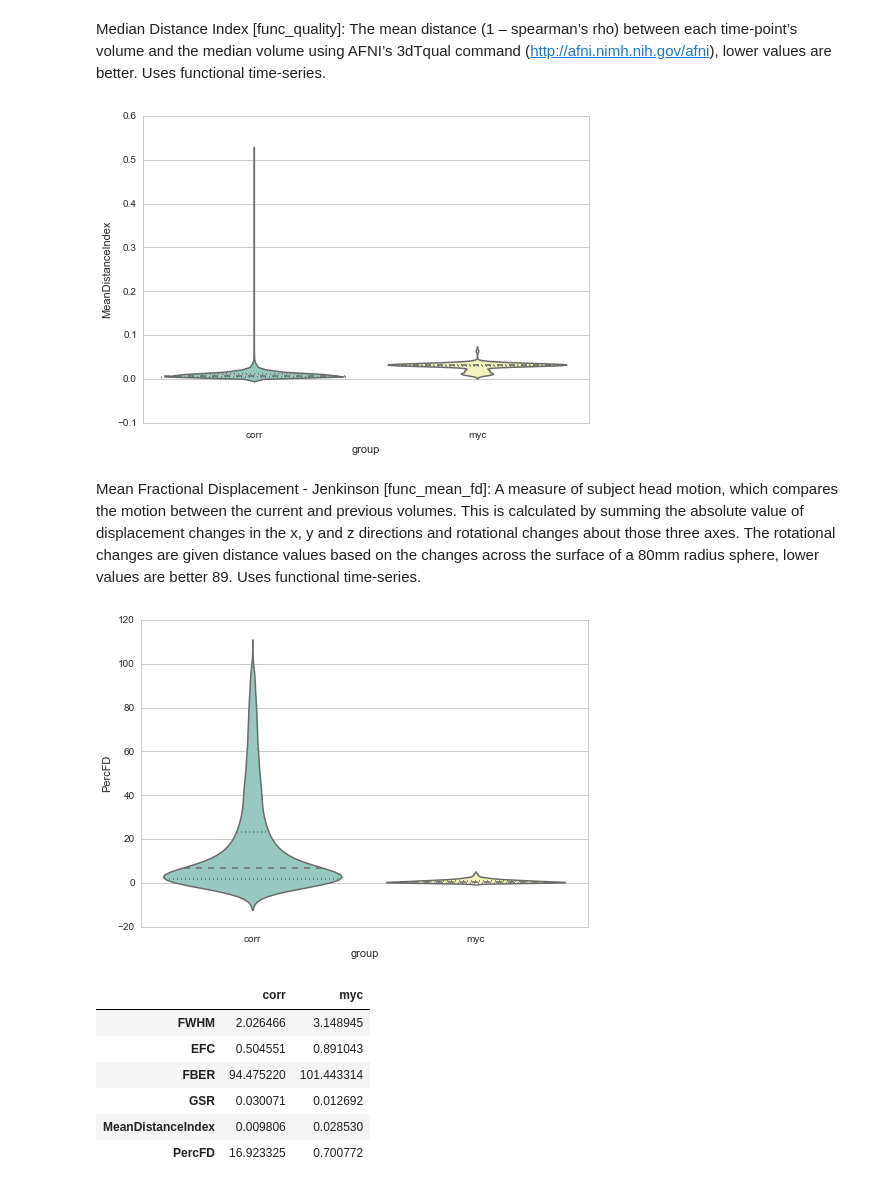
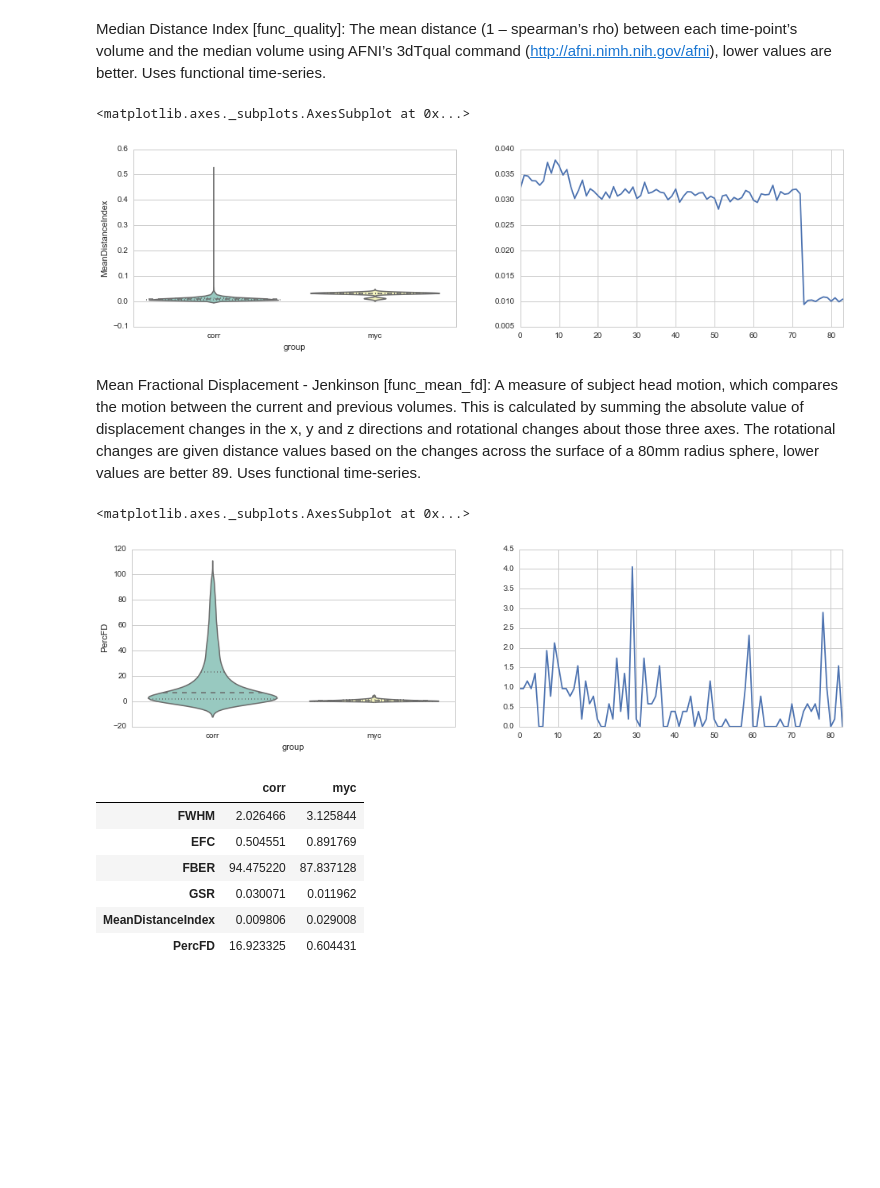
Before and after one commit to poldrack/myconnectome, a Jupyter notebook: quality_assurance/QA_summary_func.ipynb, the cells around one changed output. Drawn from its saved outputs; the diff is of its cells as text; code cells hidden in the pictures; blank space fills up the shorter version.

```diff
--- a/quality_assurance/QA_summary_func.ipynb
+++ b/quality_assurance/QA_summary_func.ipynb
@@ -21,13 +21,16 @@ import matplotlib.pyplot as plt
 %matplotlib inline
 
 sns.set(style="whitegrid")
+figwidth=16
+figheight=4
 
 corr_func=pd.read_csv('corr_func.csv',dtype={'func_efc':numpy.float32})
 corr_func.drop([u'Unnamed: 0','subject', u'session', u'scan', u'site'],axis=1,inplace=True)
 qadatadir='/Users/poldrack/Dropbox/data/selftracking/QA'
 
-myc=pd.read_csv('myconnectome_func_qa.csv',dtype={'func_efc':numpy.float32})
+myc=pd.read_csv('myconnectome_func_qa_goodsubs.csv',dtype={'func_efc':numpy.float32})
 myc.drop([u'Unnamed: 0'],axis=1,inplace=True)
+drop_pilot=True
 # %%
 myc.describe()
 # %% [output]
@@ -105,29 +128,40 @@ meandata=meandata.append(data.GSR.groupby(grouping).mean())
 Median Distance Index [func_quality]: The mean distance (1 – spearman’s rho) between each time-point’s volume and the median volume using AFNI’s 3dTqual command (http://afni.nimh.nih.gov/afni), lower values are better. Uses functional time-series.
 # %%
 data=pd.DataFrame(numpy.vstack((numpy.hstack((myc.func_quality,corr_func.func_quality)),grouping)).T,columns=['MeanDistanceIndex','group'])
+fig = plt.figure(figsize=(figwidth,figheight))
+ax1 = fig.add_subplot(121)
 sns.violinplot(data.MeanDistanceIndex,data.group, color="Set3", inner="box")
 data.MeanDistanceIndex=data.MeanDistanceIndex.astype('float32')
 data.MeanDistanceIndex.groupby(grouping).mean()
 meandata=meandata.append(data.MeanDistanceIndex.groupby(grouping).mean())
+fig.add_subplot(122)
+sns.tsplot(myc.func_quality)
 # %% [output]
+<matplotlib.axes._subplots.AxesSubplot at 0x...>
-[figure, old version]
+[figure, new version]
 # %% [markdown]
 Mean Fractional Displacement - Jenkinson [func_mean_fd]: A measure of subject head motion, which compares the motion between the current and previous volumes. This is calculated by summing the absolute value of displacement changes in the x, y and z directions and rotational changes about those three axes. The rotational changes are given distance values based on the changes across the surface of a 80mm radius sphere, lower values are better 89. Uses functional time-series.
 # %%
 data=pd.DataFrame(numpy.vstack((numpy.hstack((myc.func_perc_fd,corr_func.func_perc_fd)),grouping)).T,columns=['PercFD','group'])
+
+fig = plt.figure(figsize=(figwidth,figheight))
+ax1 = fig.add_subplot(121)
 sns.violinplot(data.PercFD,data.group, color="Set3", inner="box") #cut=.6,lw=.5,
 data.PercFD=data.PercFD.astype('float32')
 data.PercFD.groupby(grouping).mean()
 meandata=meandata.append(data.PercFD.groupby(grouping).mean())
+fig.add_subplot(122)
+sns.tsplot(myc.func_perc_fd)
 # %% [output]
+<matplotlib.axes._subplots.AxesSubplot at 0x...>
-[figure, old version]
+[figure, new version]
 # %%
 meandata
 # %% [output]
 |  | corr | myc |
-| FWHM | 2.026466 | 3.148945 |
-| EFC | 0.504551 | 0.891043 |
-| FBER | 94.475220 | 101.443314 |
-| GSR | 0.030071 | 0.012692 |
-| MeanDistanceIndex | 0.009806 | 0.028530 |
-| PercFD | 16.923325 | 0.700772 |
+| FWHM | 2.026466 | 3.125844 |
+| EFC | 0.504551 | 0.891769 |
+| FBER | 94.475220 | 87.837128 |
+| GSR | 0.030071 | 0.011962 |
+| MeanDistanceIndex | 0.009806 | 0.029008 |
+| PercFD | 16.923325 | 0.604431 |
```
Also changed, not shown: parts of 5 cells of this notebook.
